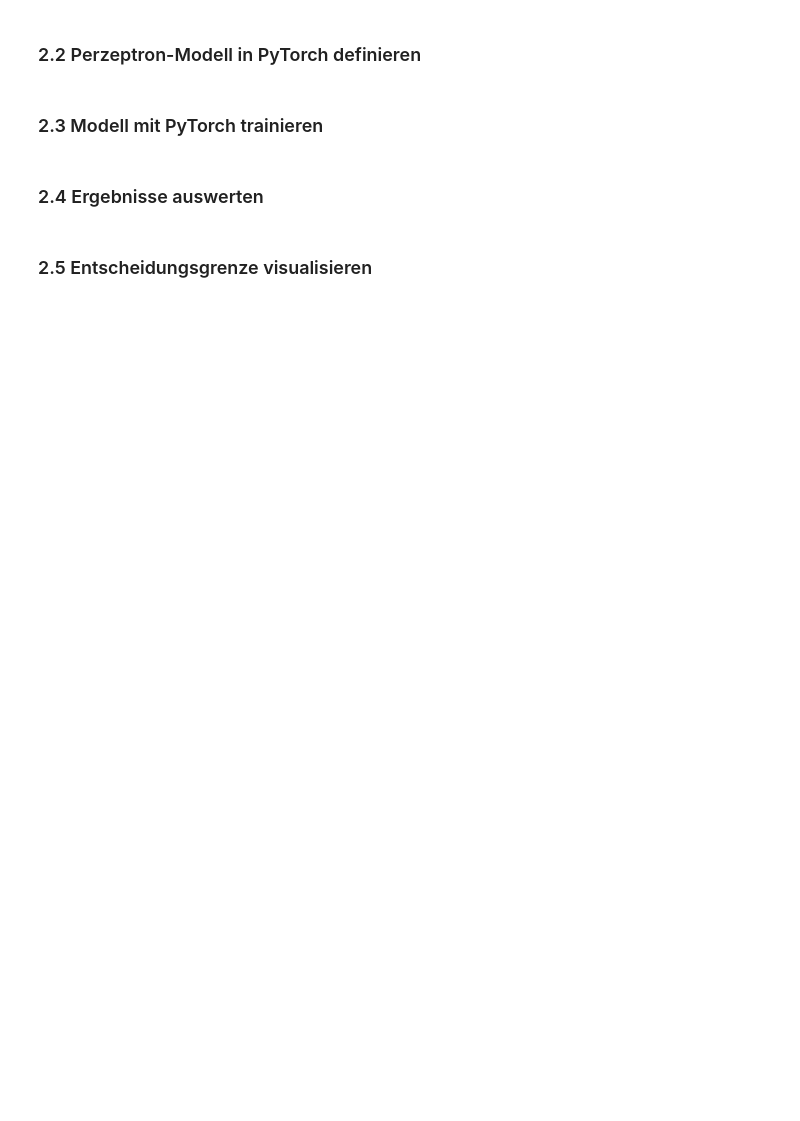
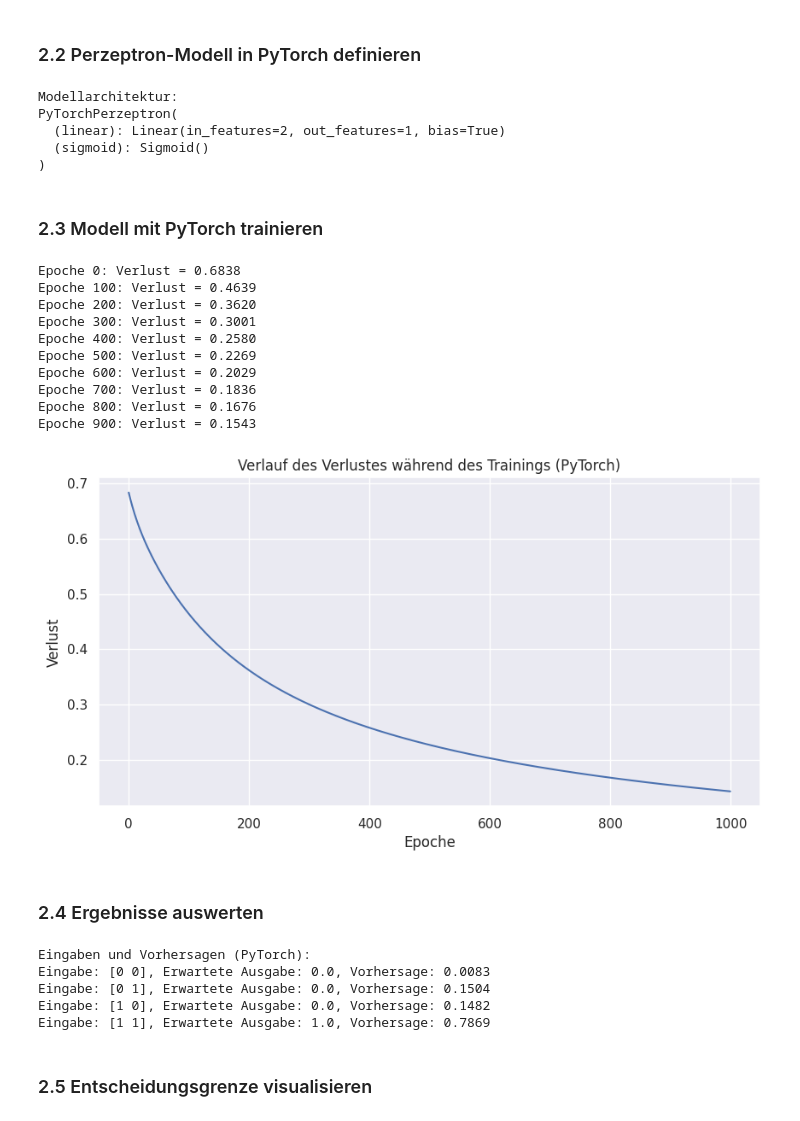
Before and after one commit to reyyanq/EiDL-Ubung, a Jupyter notebook: Exercise_01/perceptron.ipynb, the cells around one changed output. Cells and saved outputs as stored; diff of their text form; code cells hidden in the pictures; blank space fills up the shorter version.

```diff
--- a/Exercise_01/perceptron.ipynb
+++ b/Exercise_01/perceptron.ipynb
@@ -182,10 +205,9 @@ def visualize_training(loss_history):
 # %%
 # Erstelle und trainiere ein Perzeptron
-# Was is die input_size?
+# Was is die input_size? # =number of features
 # input_size = ?
 
-model = Perzeptron(input_size)
+input_size= X.shape[1]
+
+model = Perzeptron(input_size=input_size, activation_function=sigmoid, d_activation_function=d_sigmoid)
 loss_history = model.train(X, y, learning_rate=0.1, epochs=1000)
-
-# Verlauf des Verlustes visualisieren
-visualize_training(loss_history)
@@ -239,10 +290,10 @@ import torch.optim as optim
 # %% [markdown]
 ### 2.1 Daten in PyTorch-Tensoren konvertieren
 # %%
-# NumPy-Arrays zu PyTorch-Tensoren konvertieren
-# TODO: Konvertiere X und y in PyTorch-Tensoren
-X_tensor = None
-y_tensor = None
+# Converting NumPy Arrays to PyTorch Tensors
+# TODO: Convert X and y into PyTorch tensors
+X_tensor = torch.from_numpy(X).float()
+y_tensor = torch.from_numpy(y).float()
 
 print("PyTorch-Tensor für X:")
 print(X_tensor)
@@ -264,8 +324,11 @@ class PyTorchPerzeptron(nn.Module):
 
         # TODO: Definieren der Architektur mit input_size Eingaben und 1 Ausgabe
         # Hint: Es handelt sich hier um eine einfache lineare Schicht wx+b
+        # nn.Linear(in_features, out_features)
+        self.linear = nn.Linear(input_size, 1)
 
         # TODO: Definiere die Aktivierungsfunktion (zunächst Sigmoid)
+        self.sigmoid = nn.Sigmoid()
 
     def forward(self, x):
         """
@@ -278,15 +341,25 @@ class PyTorchPerzeptron(nn.Module):
             Ausgabe des Perzeptrons
         """
         # TODO: Implementiere den Forward-Pass
-        pass
+        # Pass input through the linear layer, then through sigmoid
+        z = self.linear(x)
+        output = self.sigmoid(z)
+        return output
 
 # Modell initialisieren
 # input_size = ?
+input_size = X_tensor.shape[1]
 model_pytorch = PyTorchPerzeptron(input_size)
 
 # Modellstruktur ausgeben
 print("Modellarchitektur:")
 print(model_pytorch)
+# %% [output]
+Modellarchitektur:
+PyTorchPerzeptron(
+  (linear): Linear(in_features=2, out_features=1, bias=True)
+  (sigmoid): Sigmoid()
+)
 # %% [markdown]
 ### 2.3 Modell mit PyTorch trainieren
 # %%
@@ -302,35 +375,47 @@ epochs = 1000
 # Trainingsschleife
 pytorch_loss_history = []
 
 for epoch in range(epochs):
     # Forward-Pass: Vorhersage des Modells
     y_pred = model_pytorch(X_tensor)
 
     # Berechnung des Verlusts
-    loss = loss_function(y_pred, y_tensor)
+    loss = loss_function(y_pred, y_tensor.view(-1, 1))
     pytorch_loss_history.append(loss.item())
 
     # Zurücksetzen der Gradienten
     optimizer.zero_grad()
 
     # Backward-Pass: Berechnung der Gradienten
     loss.backward()
 
-    # Aktualisierung der Gewichte
+    # Updating the Weights
     optimizer.step()
 
     # Alle 100 Epochen Status ausgeben
     if epoch % 100 == 0:
         print(f'Epoche {epoch}: Verlust = {loss.item():.4f}')
 
 # Verlauf des Verlustes visualisieren
 plt.figure(figsize=(10, 5))
 plt.plot(pytorch_loss_history)
 plt.grid(True)
 plt.xlabel('Epoche')
 plt.ylabel('Verlust')
 plt.title('Verlauf des Verlustes während des Trainings (PyTorch)')
 plt.show()
+# %% [output]
+Epoche 0: Verlust = 0.6838
+Epoche 100: Verlust = 0.4639
+Epoche 200: Verlust = 0.3620
+Epoche 300: Verlust = 0.3001
+Epoche 400: Verlust = 0.2580
+Epoche 500: Verlust = 0.2269
+Epoche 600: Verlust = 0.2029
+Epoche 700: Verlust = 0.1836
+Epoche 800: Verlust = 0.1676
+Epoche 900: Verlust = 0.1543
+[figure, added]
 # %% [markdown]
 ### 2.4 Ergebnisse auswerten
 # %%
@@ -339,7 +424,13 @@ with torch.no_grad():
     predictions_pytorch = model_pytorch(X_tensor)
     print("Eingaben und Vorhersagen (PyTorch):")
     for i in range(len(X)):
-        print(f"Eingabe: {X[i]}, Erwartete Ausgabe: {y[i][0]:.1f}, Vorhersage: {predictions_pytorch[i].item():.4f}")
+        print(f"Eingabe: {X[i]}, Erwartete Ausgabe: {y[i]:.1f}, Vorhersage: {predictions_pytorch[i].item():.4f}")
+# %% [output]
+Eingaben und Vorhersagen (PyTorch):
+Eingabe: [0 0], Erwartete Ausgabe: 0.0, Vorhersage: 0.0083
+Eingabe: [0 1], Erwartete Ausgabe: 0.0, Vorhersage: 0.1504
+Eingabe: [1 0], Erwartete Ausgabe: 0.0, Vorhersage: 0.1482
+Eingabe: [1 1], Erwartete Ausgabe: 1.0, Vorhersage: 0.7869
 # %% [markdown]
 ### 2.5 Entscheidungsgrenze visualisieren
 # %%
```
Also changed, not shown: parts of 13 cells of this notebook.
